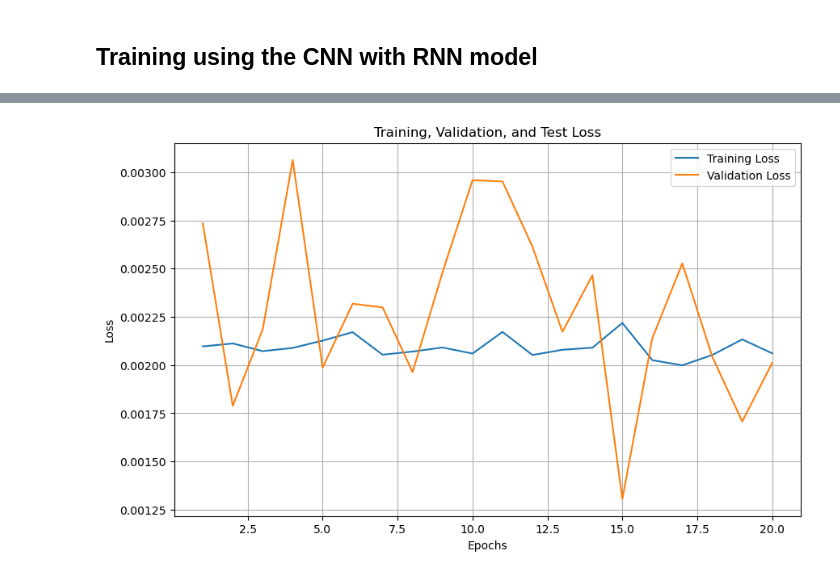
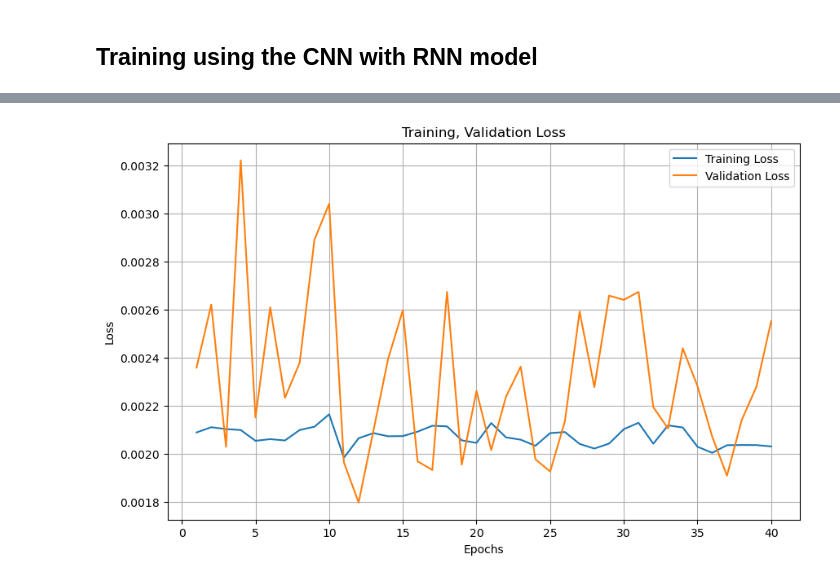
Before and after one commit to aminemharzi/BC_Price_Prediction_RNN_CNN_Pytorch, a Jupyter notebook: Prediction_BC_RNN_CNN.ipynb, the cells around one changed output, grey strips where cells are left out. Cells and saved outputs as stored; diff of their text form; code cells hidden in the pictures.

Commit message:
Adding the optimizer hyperparamerters

```diff
--- a/Prediction_BC_RNN_CNN.ipynb
+++ b/Prediction_BC_RNN_CNN.ipynb
@@ -117,7 +115,7 @@ rnn1 = RNN1()
 # %%
-class CNN1(nn.Module):
+class CNN_RNN(nn.Module):
     def __init__(self):
-        super(CNN1, self).__init__()
+        super(CNN_RNN, self).__init__()
         self.conv1 = nn.Conv1d(4, 64, kernel_size=7)  # Input channels = 4 (from features), output channels = 64
         self.max_pool1 = nn.MaxPool1d(kernel_size=5)
         self.conv2 = nn.Conv1d(64, 128, kernel_size=5)  # Second conv layer
@@ -145,27 +143,25 @@ class CNN1(nn.Module):
         _, out2 = self.gru2(out1)
 
         # Flatten and Dense layer
-        # out = self.flat(out2[:, -1, :])  # Use the last GRU output
-        # out = self.dense(out)
+
         out = self.flat(out2.squeeze())
         out = self.dense(out)
 
         return out
 # %%
-model = CNN1()
+model = CNN_RNN()
 # %%
 loss_function = nn.MSELoss()
-optimizer = torch.optim.Adam(model.parameters(), lr=0.001)
+optimizer = torch.optim.Adam(model.parameters(), lr=0.0001)
 # %% [markdown]
 ## Training using the CNN with RNN model
 # %%
-num_epochs = 20
+num_epochs = 40
 steps_per_epoch = 40  # Number of batches to process in each epoch
 
 # Initialize lists to store loss values
 train_losses = []
 val_losses = []
-test_losses = []
 
 # Training loop
 for epoch in range(num_epochs):
@@ -222,18 +215,18 @@ Epoch 20/20, Train Loss: 0.0021, Val Loss: 0.0020
 # %%
 import matplotlib.pyplot as plt
 
 # Plot training and validation loss
 plt.figure(figsize=(10, 6))
 plt.plot(range(1, num_epochs + 1), train_losses, label='Training Loss')
 plt.plot(range(1, num_epochs + 1), val_losses, label='Validation Loss')
 plt.xlabel('Epochs')
 plt.ylabel('Loss')
-plt.title('Training, Validation, and Test Loss')
+plt.title('Training, Validation Loss')
 plt.legend()
 plt.grid(True)
 plt.show()
 # %% [output]
-[figure, old version]
+[figure, new version]
 # %%
 model.eval()  # Set the model to evaluation mode
 test_loss = 0.0
```
Also changed, not shown: parts of 12 cells of this notebook, 1 other file.
